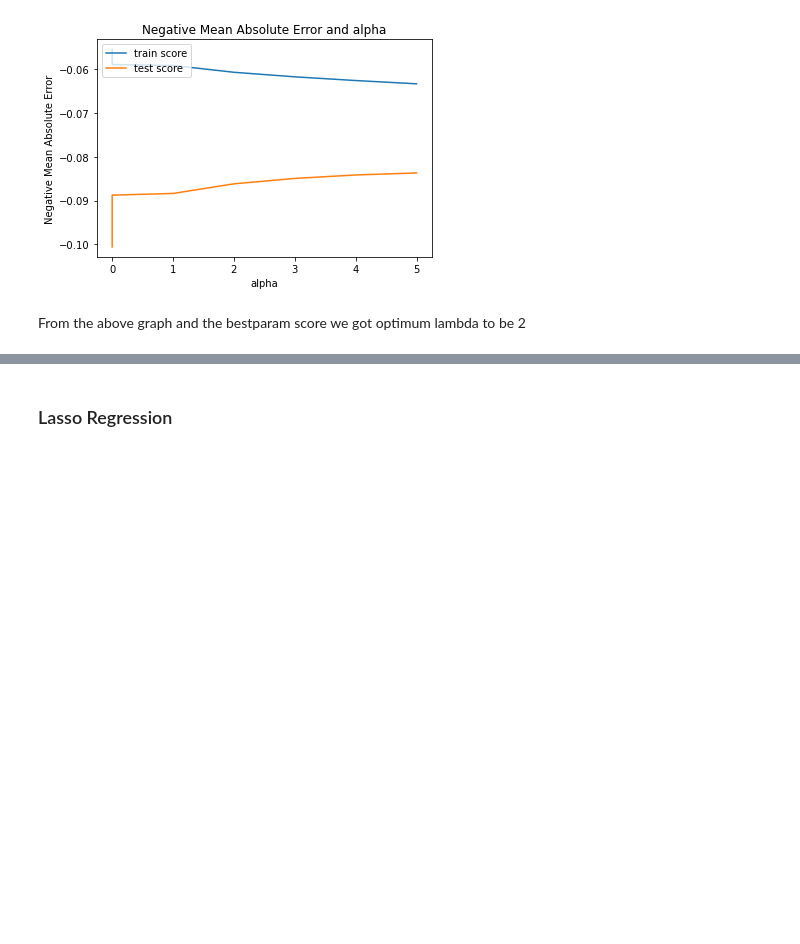
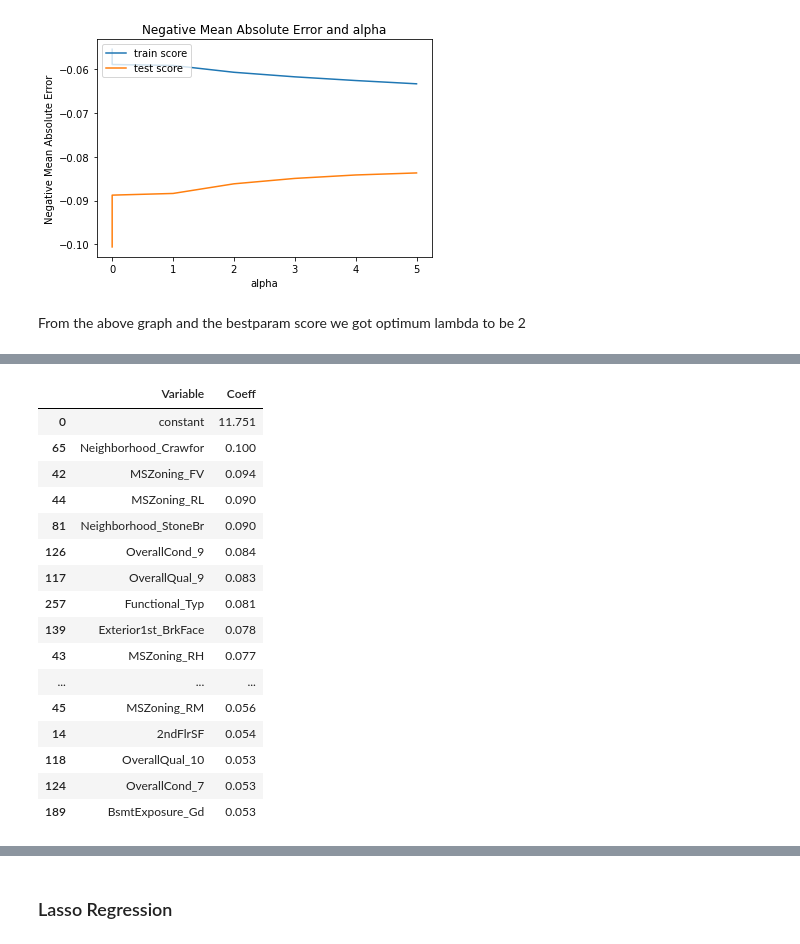
Before and after one commit to an32k/Ridge_Lasso_House_Price_Prediction, a Jupyter notebook: Advanced Regression - House Price Prediction.ipynb, the cells around one changed output, grey strips where cells are left out. Cells and saved outputs as stored; diff of their text form; code cells hidden in the pictures; blank space fills up the shorter version.

```diff
--- a/Advanced Regression - House Price Prediction.ipynb
+++ b/Advanced Regression - House Price Prediction.ipynb
@@ -571,0 +572,25 @@ RMSE : 0.10717121383970893
+# %%
+# Create a dataframe for Ridge Coefficients
+df_ridge = list(zip(cols, model_parameters))
+dfRidge = pd.DataFrame(df_ridge)
+dfRidge.columns = ['Variable', 'Coeff']
+res=dfRidge.sort_values(by=['Coeff'], ascending = False)
+res.head(20)
+# %% [output]
+|  | Variable | Coeff |
+| 0 | constant | 11.751 |
+| 65 | Neighborhood_Crawfor | 0.100 |
+| 42 | MSZoning_FV | 0.094 |
+| 44 | MSZoning_RL | 0.090 |
+| 81 | Neighborhood_StoneBr | 0.090 |
+| 126 | OverallCond_9 | 0.084 |
+| 117 | OverallQual_9 | 0.083 |
+| 257 | Functional_Typ | 0.081 |
+| 139 | Exterior1st_BrkFace | 0.078 |
+| 43 | MSZoning_RH | 0.077 |
+| ... | ... | ... |
+| 45 | MSZoning_RM | 0.056 |
+| 14 | 2ndFlrSF | 0.054 |
+| 118 | OverallQual_10 | 0.053 |
+| 124 | OverallCond_7 | 0.053 |
+| 189 | BsmtExposure_Gd | 0.053 |
```
Also changed, not shown: parts of 10 cells of this notebook.
